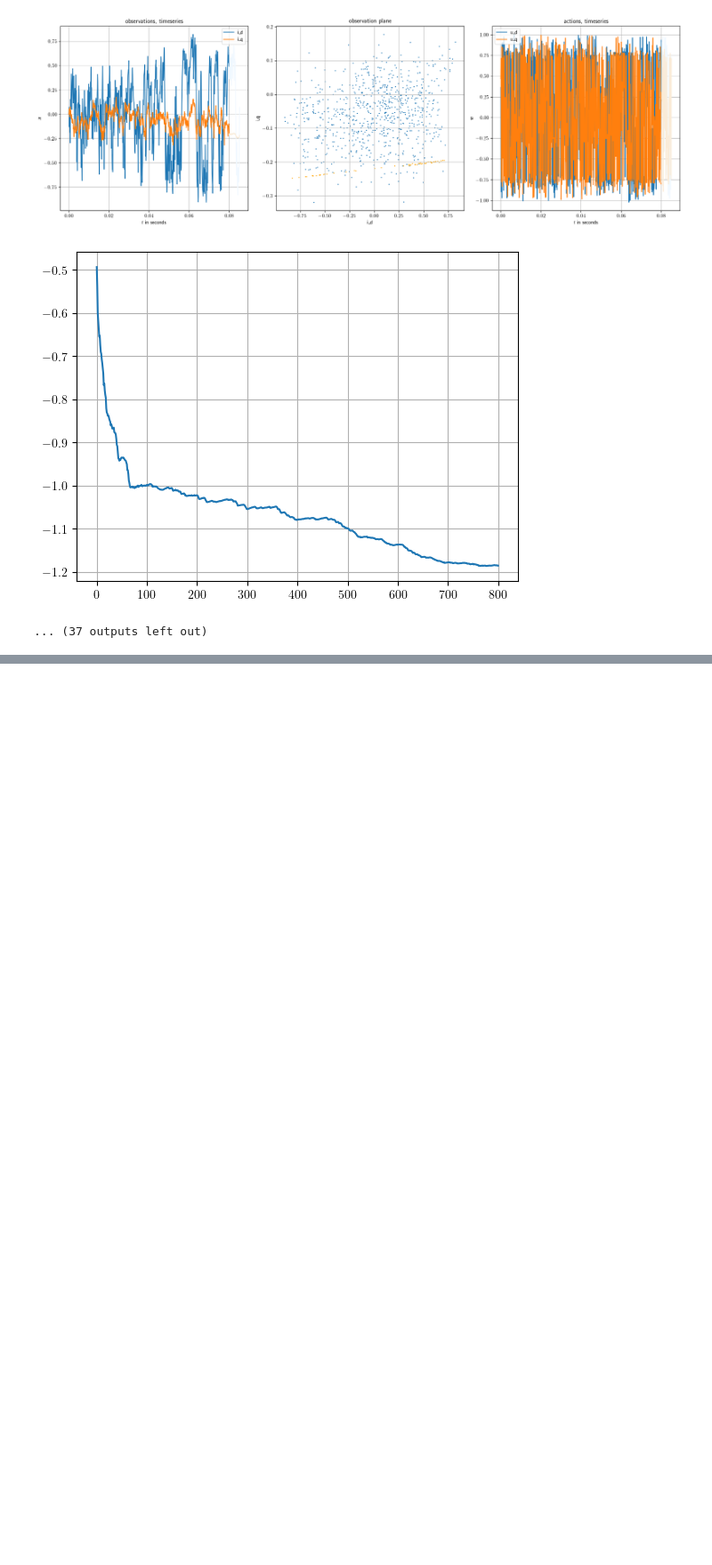
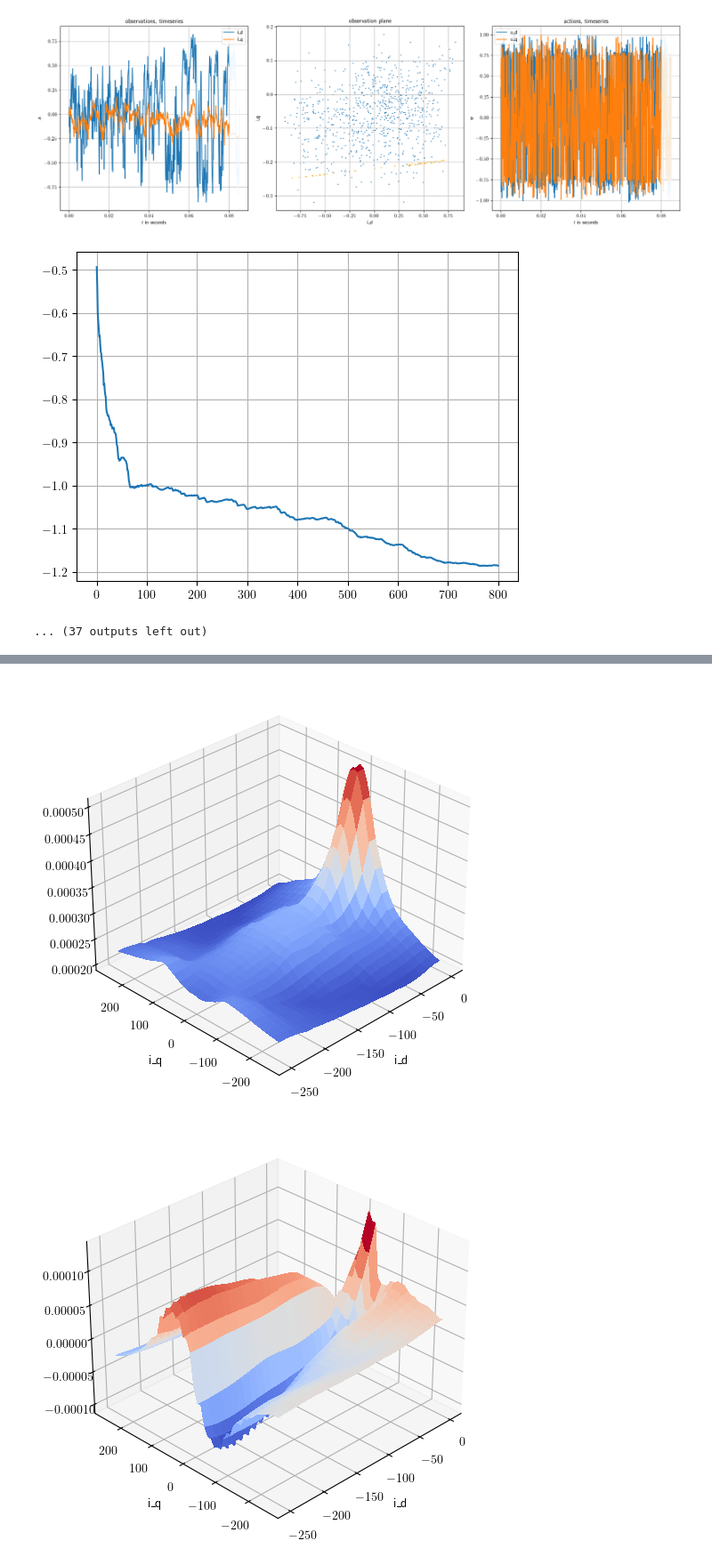
Before and after one commit to ExcitingSystems/DMPE, a Jupyter notebook: dev/dev_pmsm.ipynb, the cells around one changed output, grey strips where cells are left out. Shown at 89% size. Drawn from its saved outputs; the diff is of its cells as text; code cells hidden in the pictures; blank space fills up the shorter version.

```diff
--- a/dev/dev_pmsm.ipynb
+++ b/dev/dev_pmsm.ipynb
@@ -130,0 +186,22 @@ env.action_description
+# %%
+for q in saturated_quants[:4]:
+    res = LUT_interpolators[q](zz.reshape(-1, 2))
+    fig = plt.figure(figsize=(6, 6))
+    axs = fig.add_subplot(111, projection="3d")
+
+    _ = axs.plot_surface(
+        zz[..., 0],
+        zz[..., 1],
+        res.reshape(n_points, n_points),
+        antialiased=False,
+        alpha=1,
+        cmap=plt.cm.coolwarm,
+    )
+
+    axs.view_init(30,225)
+
+    axs.set_xlabel(env.obs_description[0])
+    axs.set_ylabel(env.obs_description[1])
+# %% [output]
+[figure, added]
+[figure, added]
```
Also changed, not shown: parts of 7 cells of this notebook.
